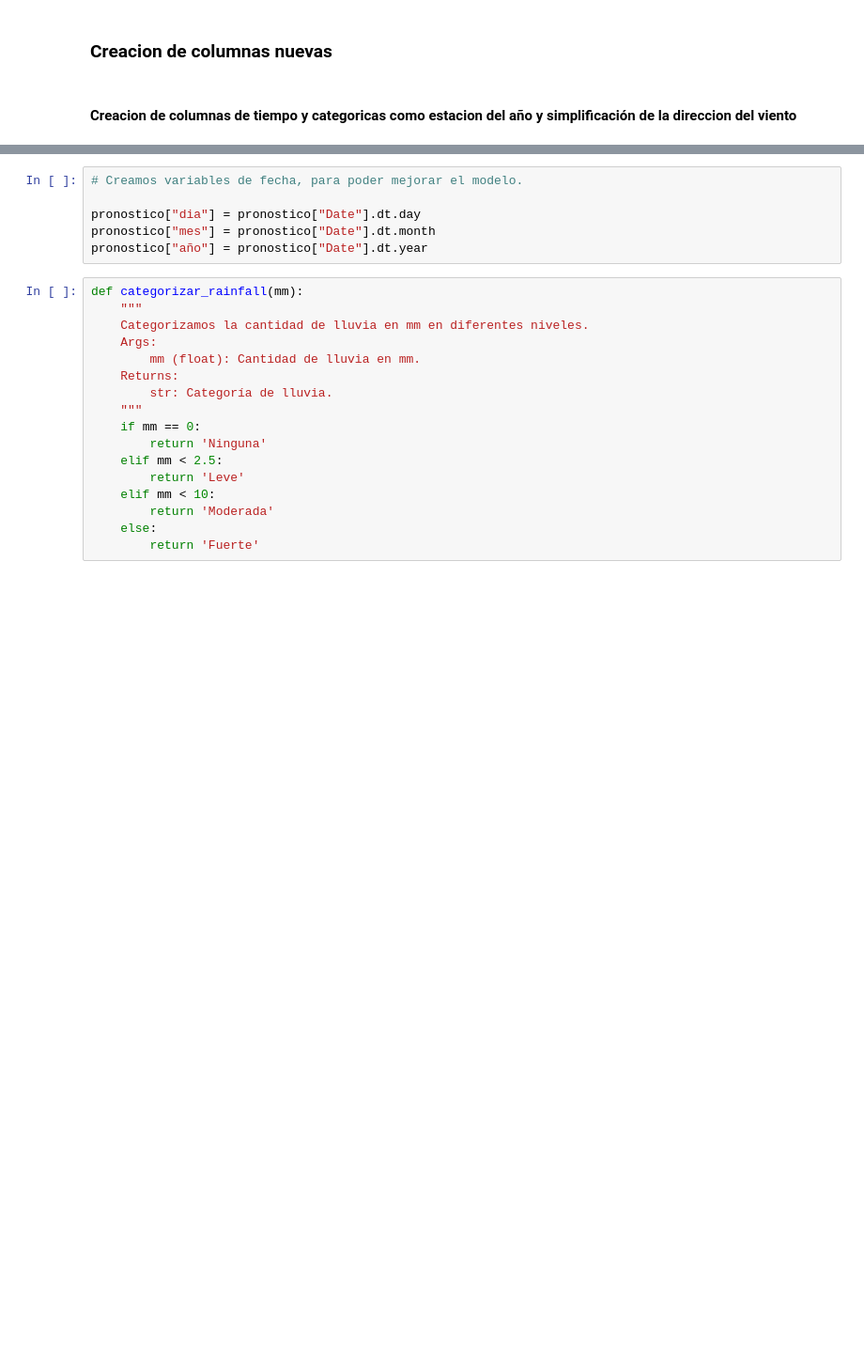
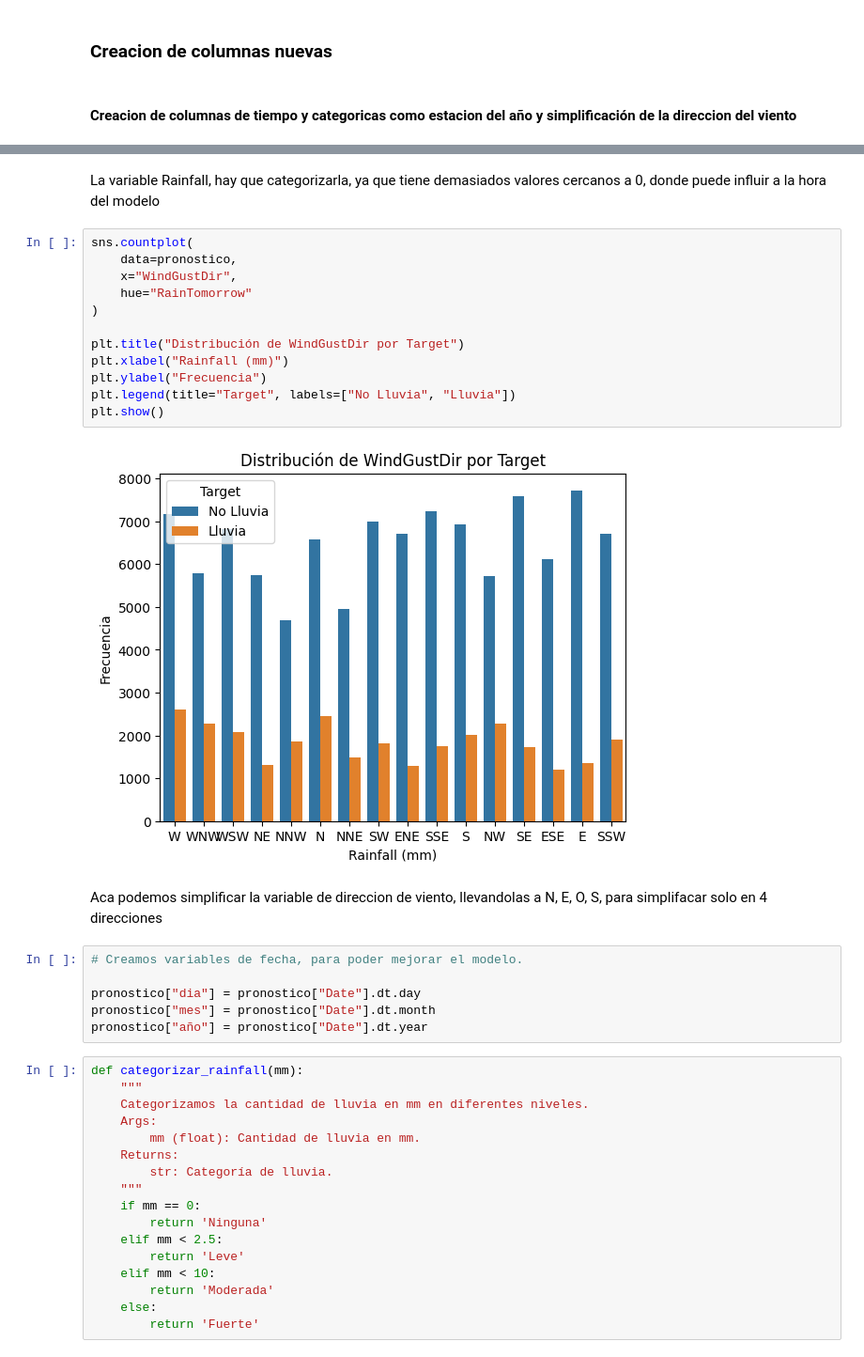
Before and after one commit to MariaCeli/AA1-TUIA-Celi-Grimaldi-Porcelli, a Jupyter notebook: TP-clasificacion-AA1.ipynb, the cells around one changed output, grey strips where cells are left out. Shown at 94% size. Drawn from its saved outputs; the diff is of its cells as text; blank space fills up the shorter version.

```diff
--- a/TP-clasificacion-AA1.ipynb
+++ b/TP-clasificacion-AA1.ipynb
@@ -96,3 +117,21 @@ pronostico["Date"] = pd.to_datetime(pronostico["Date"])
+# %% [markdown]
+La variable Rainfall, hay que categorizarla, ya que tiene demasiados valores cercanos a 0, donde puede influir a la hora del modelo
+# %%
+sns.countplot(
+    data=pronostico,
+    x="WindGustDir",
+    hue="RainTomorrow"
+)
+
+plt.title("Distribución de WindGustDir por Target")
+plt.xlabel("Rainfall (mm)")
+plt.ylabel("Frecuencia")
+plt.legend(title="Target", labels=["No Lluvia", "Lluvia"])
+plt.show()
+# %% [output]
+[figure, added]
+# %% [markdown]
+Aca podemos simplificar la variable de direccion de viento, llevandolas a N, E, O, S, para simplifacar solo en 4 direcciones
 # %%
 # Creamos variables de fecha, para poder mejorar el modelo.
 
```
Also changed, not shown: parts of 13 cells of this notebook.
